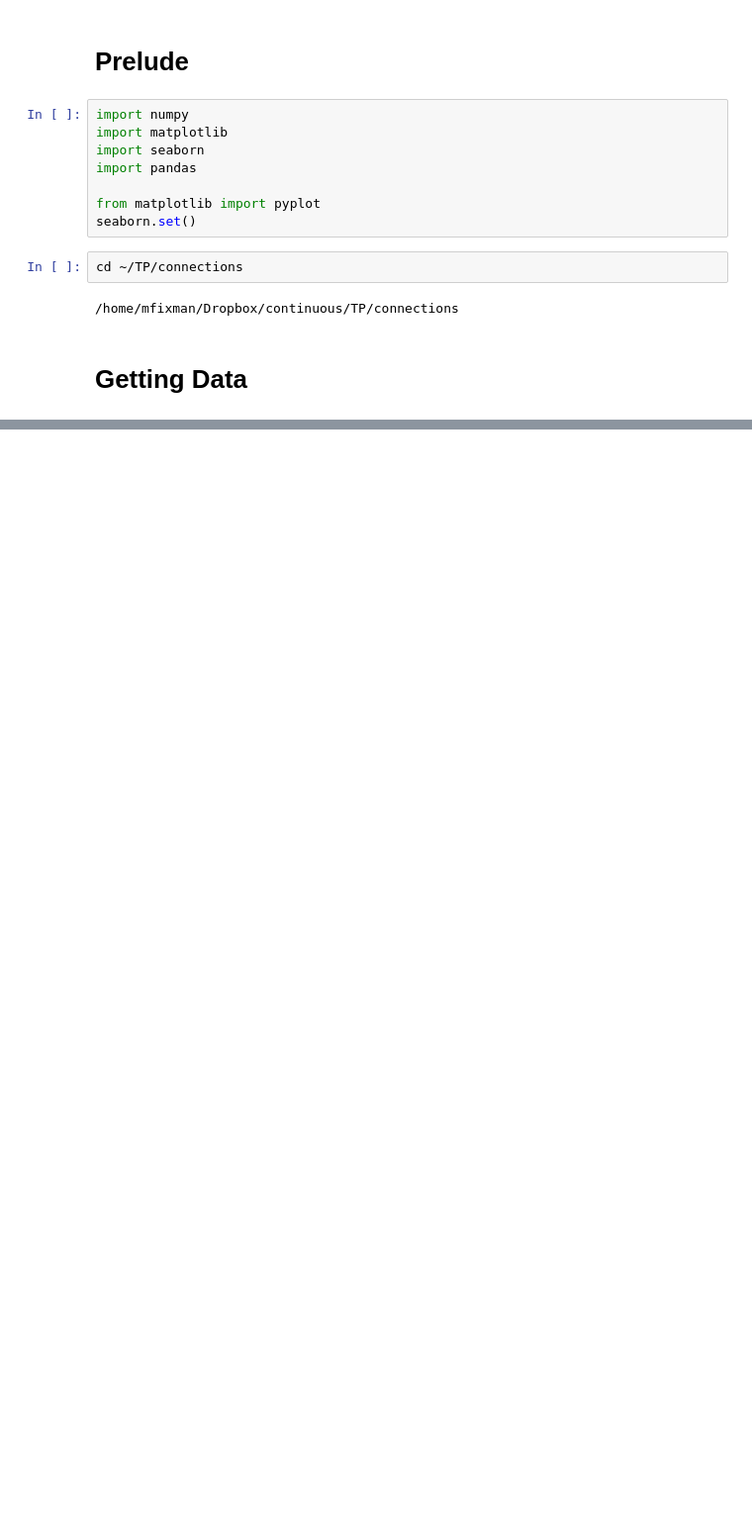
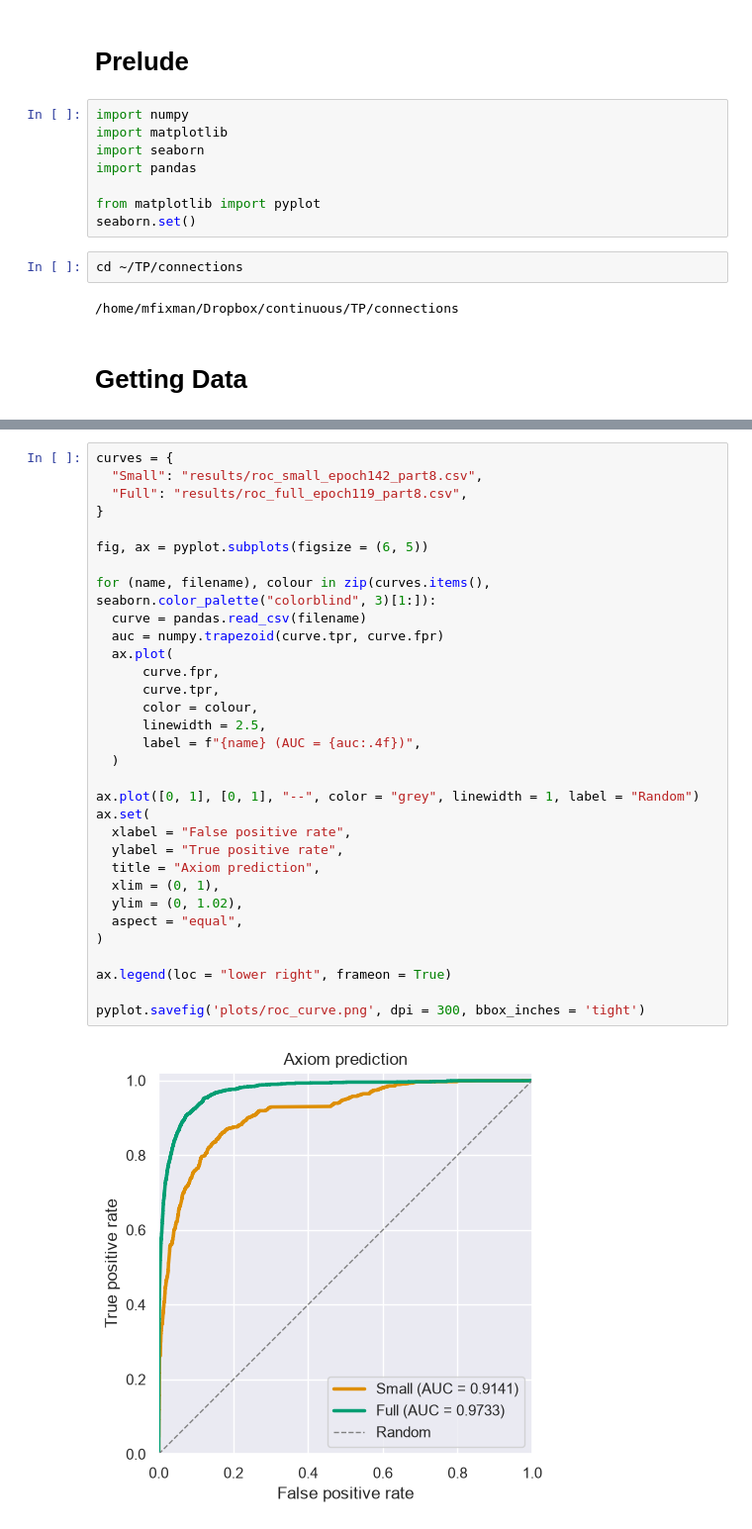
Before and after one commit to mfixman/connections, a Jupyter notebook: notebooks/Axiom_Selection.ipynb, the cells around one changed output, grey strips where cells are left out. Shown at 99% size. Drawn from its saved outputs; the diff is of its cells as text; blank space fills up the shorter version.

```diff
--- a/notebooks/Axiom_Selection.ipynb
+++ b/notebooks/Axiom_Selection.ipynb
@@ -50,0 +156,34 @@ nomodel.drop('event', axis = 1)
+# %%
+curves = {
+  "Small": "results/roc_small_epoch142_part8.csv",
+  "Full": "results/roc_full_epoch119_part8.csv",
+}
+
+fig, ax = pyplot.subplots(figsize = (6, 5))
+
+for (name, filename), colour in zip(curves.items(), seaborn.color_palette("colorblind", 3)[1:]):
+  curve = pandas.read_csv(filename)
+  auc = numpy.trapezoid(curve.tpr, curve.fpr)
+  ax.plot(
+      curve.fpr,
+      curve.tpr,
+      color = colour,
+      linewidth = 2.5,
+      label = f"{name} (AUC = {auc:.4f})",
+  )
+
+ax.plot([0, 1], [0, 1], "--", color = "grey", linewidth = 1, label = "Random")
+ax.set(
+  xlabel = "False positive rate",
+  ylabel = "True positive rate",
+  title = "Axiom prediction",
+  xlim = (0, 1),
+  ylim = (0, 1.02),
+  aspect = "equal",
+)
+
+ax.legend(loc = "lower right", frameon = True)
+
+pyplot.savefig('plots/roc_curve.png', dpi = 300, bbox_inches = 'tight')
+# %% [output]
+[figure, added]
```
Also changed, not shown: parts of 13 cells of this notebook, 9 other files.
